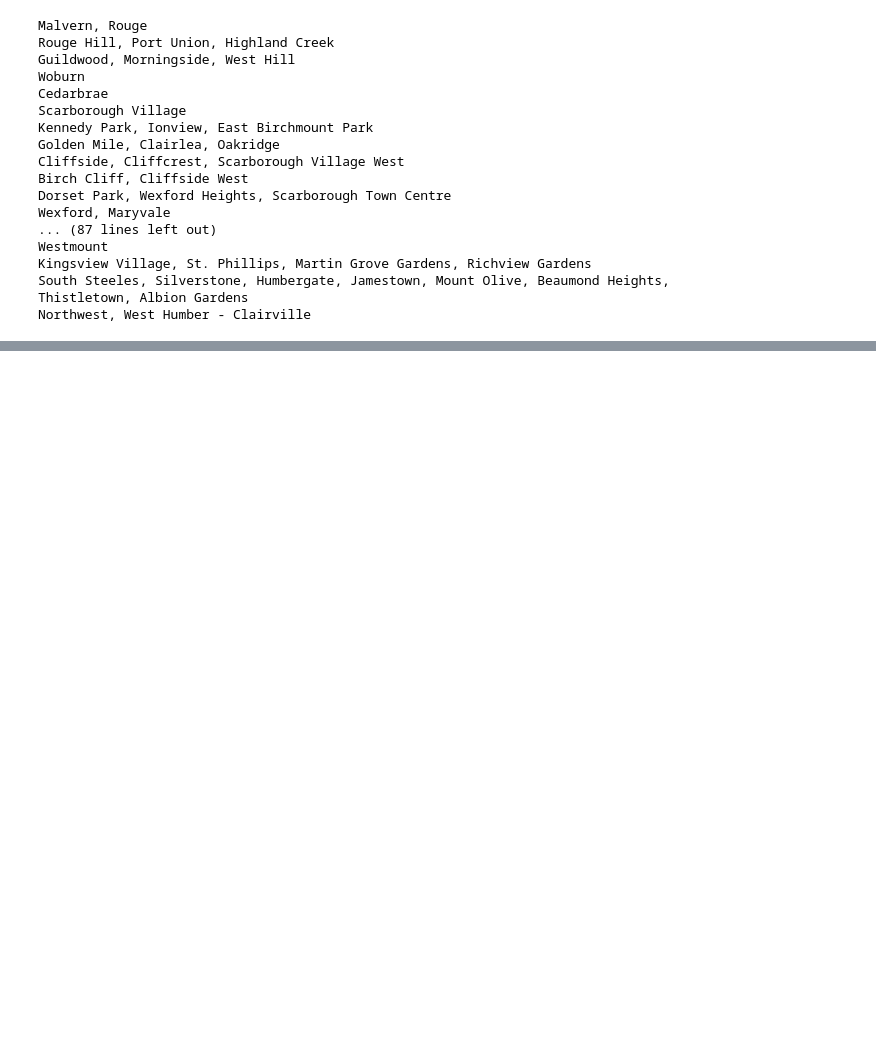
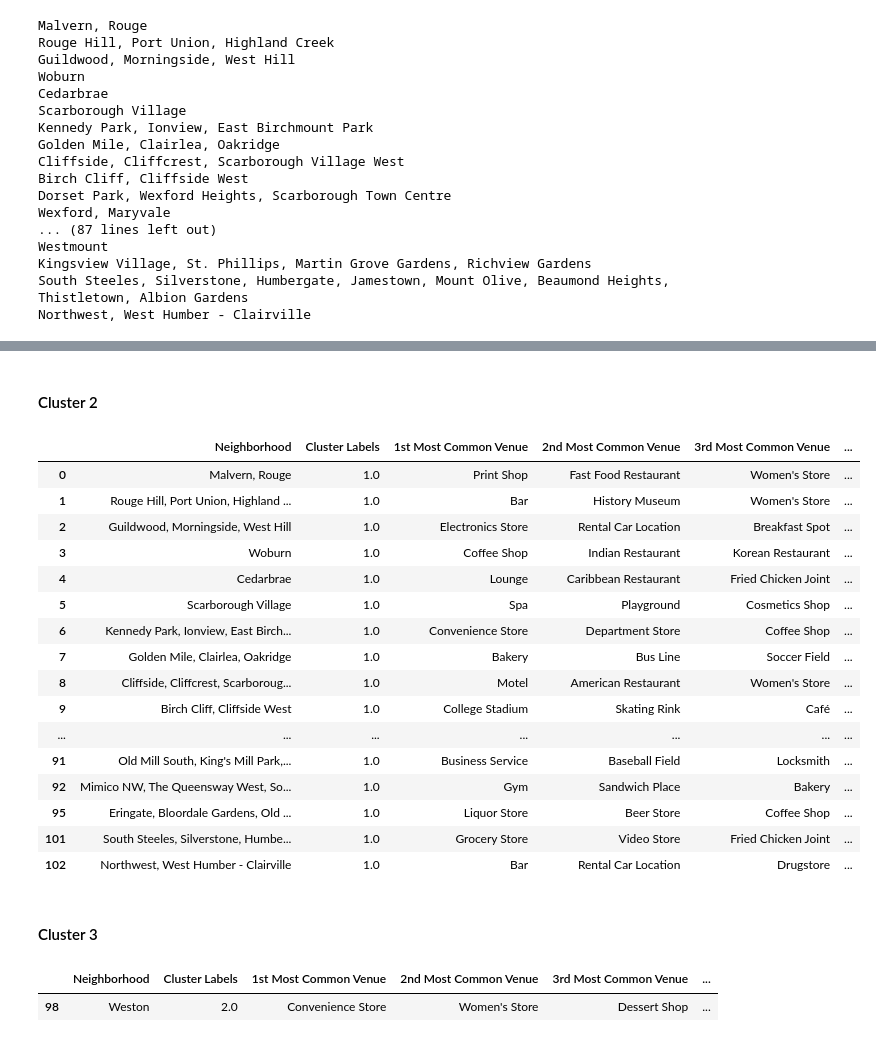
Before and after one commit to ERAbdelfatah/Coursera_Capstone, a Jupyter notebook: Assignment-Neighborhood-Toronto-SegClust.ipynb, the cells around one changed output, grey strips where cells are left out. Drawn from its saved outputs; the diff is of its cells as text; code cells hidden in the pictures; blank space fills up the shorter version.

```diff
--- a/Assignment-Neighborhood-Toronto-SegClust.ipynb
+++ b/Assignment-Neighborhood-Toronto-SegClust.ipynb
@@ -407,0 +557,12 @@ Northwest, West Humber - Clairville
+# %%
+num_top_venues = 5
+
+for hood in toronto_grouped['Neighborhood']:
+    print("----"+hood+"----")
+    temp = toronto_grouped[toronto_grouped['Neighborhood'] == hood].T.reset_index()
+    temp.columns = ['venue','freq']
+    temp = temp.iloc[1:]
+    temp['freq'] = temp['freq'].astype(float)
+    temp = temp.round({'freq': 2})
+    print(temp.sort_values('freq', ascending=False).reset_index(drop=True).head(num_top_venues))
+    print('\n')
@@ -407,0 +591,6 @@ Northwest, West Humber - Clairville
+# %%
+def return_most_common_venues(row, num_top_venues):
+    row_categories = row.iloc[1:]
+    row_categories_sorted = row_categories.sort_values(ascending=False)
+
+    return row_categories_sorted.index.values[0:num_top_venues]
@@ -407,0 +723,29 @@ Northwest, West Humber - Clairville
+# %% [markdown]
+#### Cluster 2
+# %%
+toronto_merged.loc[toronto_merged['Cluster Labels'] == 1, toronto_merged.columns[[1] + list(range(5, toronto_merged.shape[1]))]]
+# %% [output]
+|  | Neighborhood | Cluster Labels | 1st Most Common Venue | 2nd Most Common Venue | 3rd Most Common Venue | ... |
+| 0 | Malvern, Rouge | 1.0 | Print Shop | Fast Food Restaurant | Women's Store | ... |
+| 1 | Rouge Hill, Port Union, Highland ... | 1.0 | Bar | History Museum | Women's Store | ... |
+| 2 | Guildwood, Morningside, West Hill | 1.0 | Electronics Store | Rental Car Location | Breakfast Spot | ... |
+| 3 | Woburn | 1.0 | Coffee Shop | Indian Restaurant | Korean Restaurant | ... |
+| 4 | Cedarbrae | 1.0 | Lounge | Caribbean Restaurant | Fried Chicken Joint | ... |
+| 5 | Scarborough Village | 1.0 | Spa | Playground | Cosmetics Shop | ... |
+| 6 | Kennedy Park, Ionview, East Birch... | 1.0 | Convenience Store | Department Store | Coffee Shop | ... |
+| 7 | Golden Mile, Clairlea, Oakridge | 1.0 | Bakery | Bus Line | Soccer Field | ... |
+| 8 | Cliffside, Cliffcrest, Scarboroug... | 1.0 | Motel | American Restaurant | Women's Store | ... |
+| 9 | Birch Cliff, Cliffside West | 1.0 | College Stadium | Skating Rink | Café | ... |
+| ... | ... | ... | ... | ... | ... | ... |
+| 91 | Old Mill South, King's Mill Park,... | 1.0 | Business Service | Baseball Field | Locksmith | ... |
+| 92 | Mimico NW, The Queensway West, So... | 1.0 | Gym | Sandwich Place | Bakery | ... |
+| 95 | Eringate, Bloordale Gardens, Old ... | 1.0 | Liquor Store | Beer Store | Coffee Shop | ... |
+| 101 | South Steeles, Silverstone, Humbe... | 1.0 | Grocery Store | Video Store | Fried Chicken Joint | ... |
+| 102 | Northwest, West Humber - Clairville | 1.0 | Bar | Rental Car Location | Drugstore | ... |
+# %% [markdown]
+#### Cluster 3
+# %%
+toronto_merged.loc[toronto_merged['Cluster Labels'] == 2, toronto_merged.columns[[1] + list(range(5, toronto_merged.shape[1]))]]
+# %% [output]
+|  | Neighborhood | Cluster Labels | 1st Most Common Venue | 2nd Most Common Venue | 3rd Most Common Venue | ... |
+| 98 | Weston | 2.0 | Convenience Store | Women's Store | Dessert Shop | ... |
```
Also changed, not shown: parts of 71 cells of this notebook.
